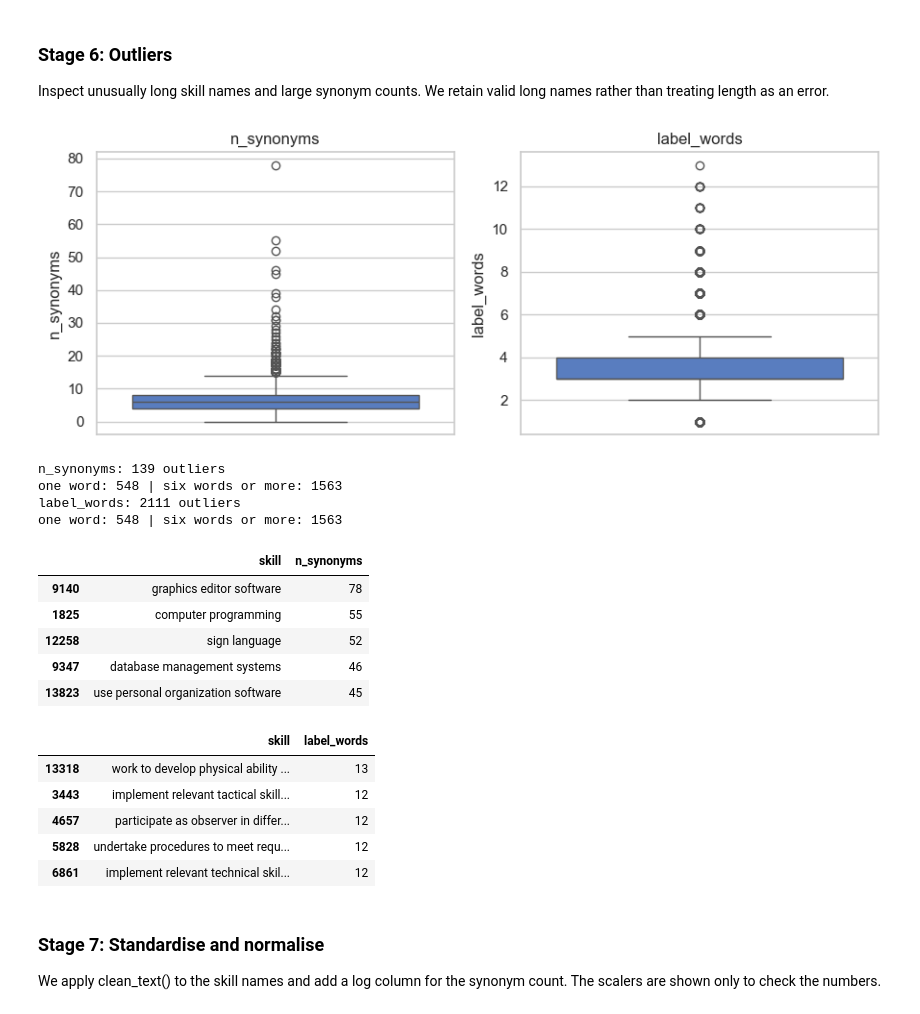
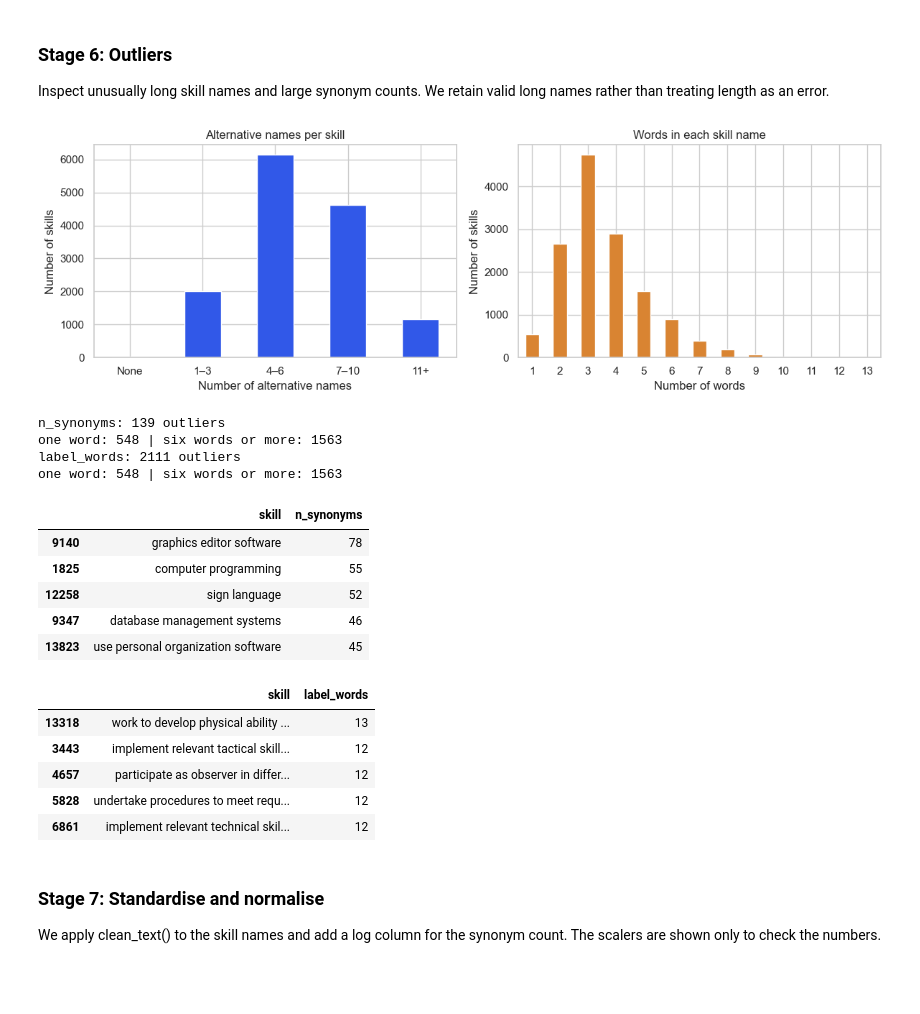
Before and after one commit to wangui-technerd/Upshift, a Jupyter notebook: ai/notebooks/SemanticMatching_Final.ipynb, the cells around one changed output. Drawn from its saved outputs; the diff is of its cells as text; code cells hidden in the pictures; blank space fills up the shorter version.

```diff
--- a/ai/notebooks/SemanticMatching_Final.ipynb
+++ b/ai/notebooks/SemanticMatching_Final.ipynb
@@ -511,12 +511,22 @@ Plot salary, views and applications to inspect extreme values. A flag is not pro
 # %%
 num_cols = ['normalized_salary', 'views', 'applies']
-
-fig, axes = plt.subplots(1, 3, figsize=(12, 3.5))
-for ax, col in zip(axes, num_cols):
-    sns.boxplot(y=jobs[col], ax=ax)
-    ax.set_title(col)
-plt.tight_layout()
-plt.show()
+titles = ['Annual salary (USD)', 'Job views', 'Applications']
+colors = ['#3158E8', '#D98432', '#7854AD']
+fig, axes = plt.subplots(1, 3, figsize=(13, 4))
+for ax, col, title, color in zip(axes, num_cols, titles, colors):
+    values = jobs[col].dropna()
+    values = values[values >= 0]
+    # Compress the spacing, but label the axis with the original numbers.
+    ax.hist(np.log1p(values), bins=26, color=color, edgecolor='white')
+    ticks = [v for v in [0, 10, 100, 1000, 10000, 100000, 1000000,
+                        10000000, 100000000, 1000000000] if v <= values.max()]
+    ticks = np.asarray(ticks)[np.linspace(0, len(ticks)-1, min(4, len(ticks)), dtype=int)]
+    ax.set_xticks(np.log1p(ticks), [f'{v:,.0f}' for v in ticks], rotation=15)
+    ax.set_title(title)
+    ax.set_xlabel('Value (compressed spacing)')
+    ax.set_ylabel('Number of postings')
+fig.suptitle('Where most job-posting values fall', fontsize=14)
+plt.tight_layout(); plt.show()
 
 for col in num_cols:
     q1, q3 = jobs[col].quantile([0.25, 0.75])
@@ -839,26 +849,30 @@ Inspect unusually long skill names and large synonym counts. We retain valid lon
 # %%
 skills['n_synonyms']  = skills['synonyms'].map(lambda s: len([x for x in s.split('\n') if x.strip()]))
 skills['label_words'] = skills['skill'].str.split().str.len()
 
-fig, axes = plt.subplots(1, 2, figsize=(9, 3.5))
-for ax, col in zip(axes, ['n_synonyms', 'label_words']):
-    sns.boxplot(y=skills[col], ax=ax)
-    ax.set_title(col)
-plt.tight_layout()
-plt.show()
+# Group alternative-name counts so the comparison is easy to read.
+synonym_groups = pd.cut(skills['n_synonyms'], bins=[-1, 0, 3, 6, 10, np.inf],
+                         labels=['None', '1–3', '4–6', '7–10', '11+'])
+fig, axes = plt.subplots(1, 2, figsize=(12, 4))
+synonym_groups.value_counts(sort=False).plot.bar(ax=axes[0], color='#3158E8', rot=0)
+skills['label_words'].value_counts().sort_index().plot.bar(ax=axes[1], color='#D98432', rot=0)
+axes[0].set_title('Alternative names per skill'); axes[0].set_xlabel('Number of alternative names')
+axes[1].set_title('Words in each skill name'); axes[1].set_xlabel('Number of words')
+for ax in axes: ax.set_ylabel('Number of skills')
+plt.tight_layout(); plt.show()
 
 for col in ['n_synonyms', 'label_words']:
     q1, q3 = skills[col].quantile([0.25, 0.75])
     iqr = q3 - q1
     n = ((skills[col] < q1 - 1.5*iqr) | (skills[col] > q3 + 1.5*iqr)).sum()
     print(f"{col}: {n} outliers")
     print('one word:', (skills['label_words'] == 1).sum(), '| six words or more:', (skills['label_words'] >= 6).sum())
 
 display(skills.nlargest(5, 'n_synonyms')[['skill', 'n_synonyms']])
 display(skills.nlargest(5, 'label_words')[['skill', 'label_words']])
 skills_log.append(('after checking outliers (none removed)', len(skills)))
 # %% [output]
-[figure, old version]
+[figure, new version]
 n_synonyms: 139 outliers
 one word: 548 | six words or more: 1563
 label_words: 2111 outliers
```
Also changed, not shown: parts of 28 cells of this notebook, 1 other file.
